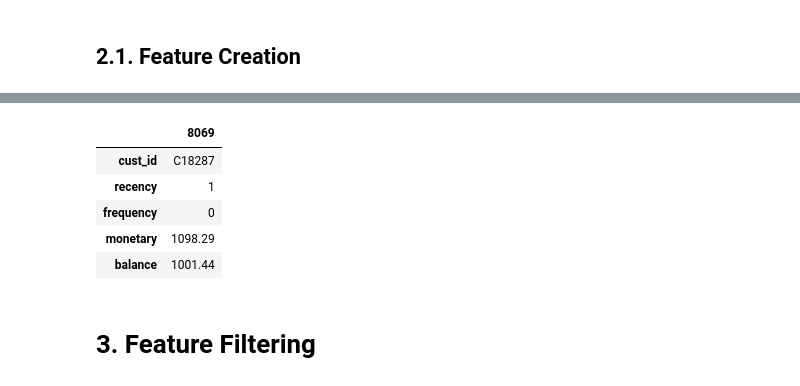
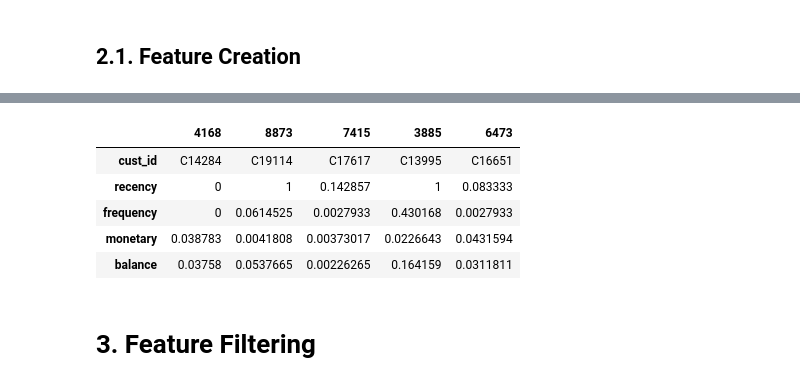
Before and after one commit to Matheus-Homem/international_bank_marketing, a Jupyter notebook: notebooks/c1_end_to_end_solution.ipynb, the cells around one changed output, grey strips where cells are left out. Saved outputs shown, nothing was run; the diff lists cells and outputs as text; code cells hidden in the pictures.

```diff
--- a/notebooks/c1_end_to_end_solution.ipynb
+++ b/notebooks/c1_end_to_end_solution.ipynb
@@ -151,25 +146,28 @@ df_ref = pd.DataFrame(df2['cust_id'])
 
 # recency
 df_ref['recency'] = df2['purchases_frequency']
-df_ref['recency'] = df_ref['recency'].map(mirroring)
 
 # frequency
 df_ref['frequency'] = df2['purchases_trx']
+mms = MinMaxScaler()
+df_ref['frequency'] = mms.fit_transform(df_ref[['frequency']].values)
 
 # monetary
-df_ref['monetary'] = df2['cash_advance']
+df_ref['monetary'] = df2['payments']
+df_ref['monetary'] = mms.fit_transform(df_ref[['monetary']].values)
 
 # balance
 df_ref['balance'] = df2['balance']
+df_ref['balance'] = mms.fit_transform(df_ref[['balance']].values)
 # %%
-df_ref.sample().T
+df_ref.sample(5).T
 # %% [output]
-|  | 8069 |
-| cust_id | C18287 |
-| recency | 1 |
-| frequency | 0 |
-| monetary | 1098.29 |
-| balance | 1001.44 |
+|  | 4168 | 8873 | 7415 | 3885 | 6473 |
+| cust_id | C14284 | C19114 | C17617 | C13995 | C16651 |
+| recency | 0 | 1 | 0.142857 | 1 | 0.083333 |
+| frequency | 0 | 0.0614525 | 0.0027933 | 0.430168 | 0.0027933 |
+| monetary | 0.038783 | 0.0041808 | 0.00373017 | 0.0226643 | 0.0431594 |
+| balance | 0.03758 | 0.0537665 | 0.00226265 | 0.164159 | 0.0311811 |
 # %% [markdown]
 # 3. Feature Filtering
 # %%
```
Also changed, not shown: parts of 9 cells of this notebook.
